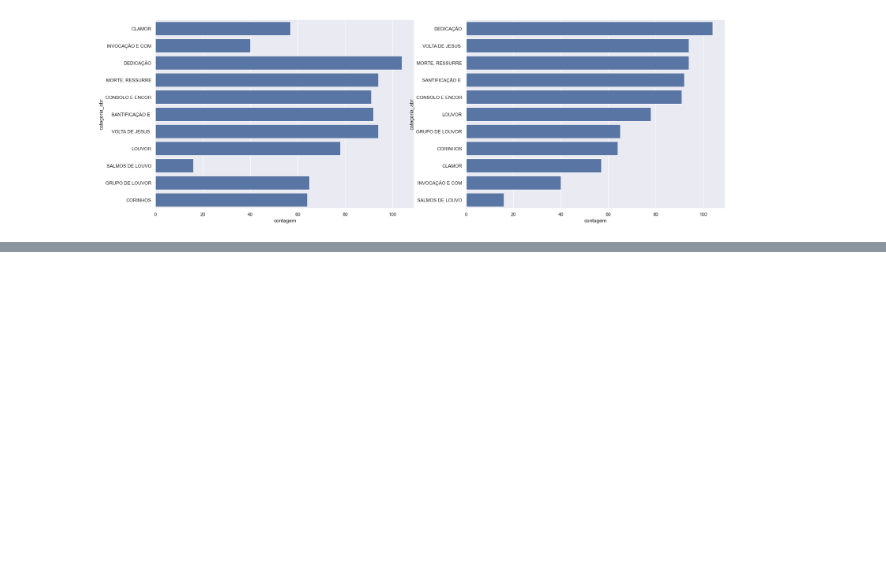
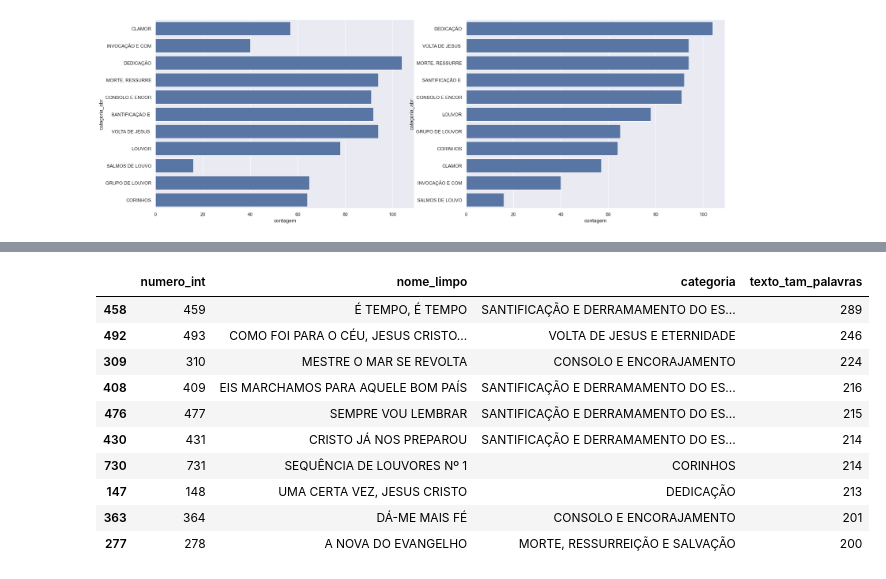
Before and after one commit to evaristocosta/hinos_db, a Jupyter notebook: eda1.ipynb, the cells around one changed output, grey strips where cells are left out. Cells and saved outputs as stored; diff of their text form; code cells hidden in the pictures; blank space fills up the shorter version.

```diff
--- a/eda1.ipynb
+++ b/eda1.ipynb
@@ -194,0 +236,23 @@ hinos_analise.sort_values("texto_processado_tam_palavras", ascending=False)
+# %%
+display(
+    hinos_analise.sort_values(by="texto_tam_palavras", ascending=False).head(10)[
+        ["numero_int", "nome_limpo", "categoria", "texto_tam_palavras"]
+    ]
+)
+display(
+    hinos_analise.sort_values(by="texto_processado_tam_palavras", ascending=False).head(10)[
+        ["numero_int", "nome_limpo", "categoria", "texto_processado_tam_palavras"]
+    ]
+)
+# %% [output]
+|  | numero_int | nome_limpo | categoria | texto_tam_palavras |
+| 458 | 459 | É TEMPO, É TEMPO | SANTIFICAÇÃO E DERRAMAMENTO DO ES... | 289 |
+| 492 | 493 | COMO FOI PARA O CÉU, JESUS CRISTO... | VOLTA DE JESUS E ETERNIDADE | 246 |
+| 309 | 310 | MESTRE O MAR SE REVOLTA | CONSOLO E ENCORAJAMENTO | 224 |
+| 408 | 409 | EIS MARCHAMOS PARA AQUELE BOM PAÍS | SANTIFICAÇÃO E DERRAMAMENTO DO ES... | 216 |
+| 476 | 477 | SEMPRE VOU LEMBRAR | SANTIFICAÇÃO E DERRAMAMENTO DO ES... | 215 |
+| 430 | 431 | CRISTO JÁ NOS PREPAROU | SANTIFICAÇÃO E DERRAMAMENTO DO ES... | 214 |
+| 730 | 731 | SEQUÊNCIA DE LOUVORES Nº 1 | CORINHOS | 214 |
+| 147 | 148 | UMA CERTA VEZ, JESUS CRISTO | DEDICAÇÃO | 213 |
+| 363 | 364 | DÁ-ME MAIS FÉ | CONSOLO E ENCORAJAMENTO | 201 |
+| 277 | 278 | A NOVA DO EVANGELHO | MORTE, RESSURREIÇÃO E SALVAÇÃO | 200 |
```
Also changed, not shown: parts of 14 cells of this notebook, 5 other files.
